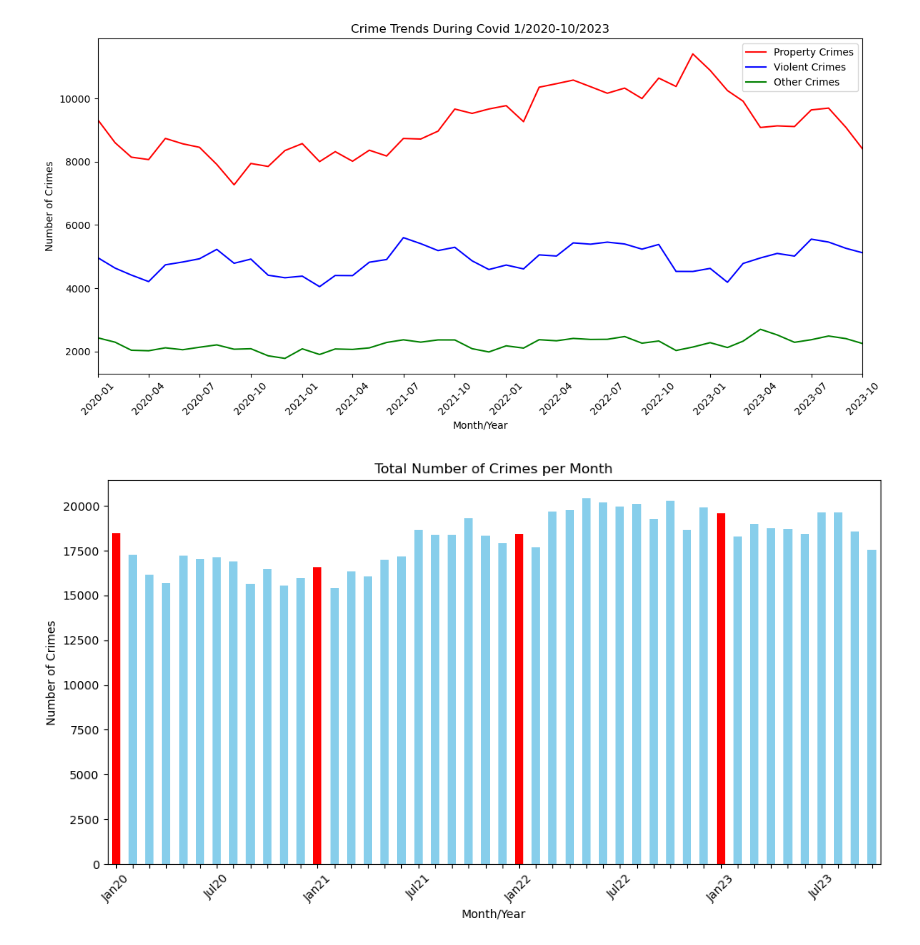
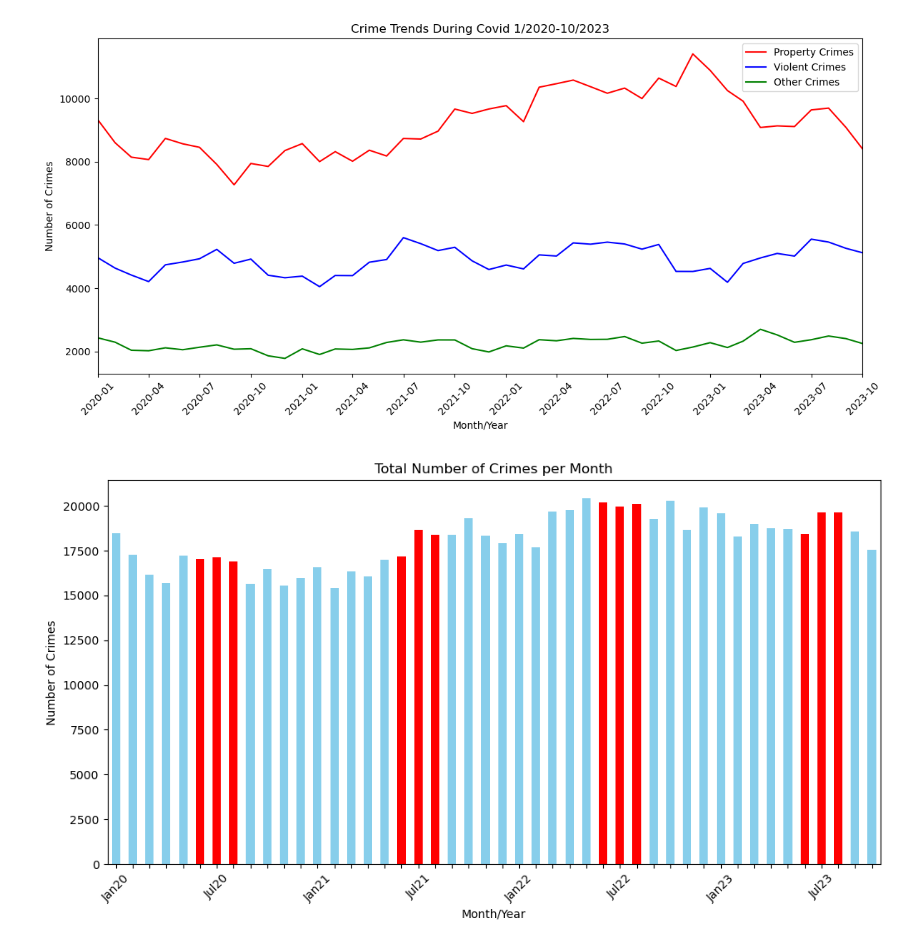
Before and after one commit to eshih22/la_crime_group_project, a Jupyter notebook: LA_crime_data.ipynb, the cells around one changed output. Cells and saved outputs as stored; diff of their text form; code cells hidden in the pictures.

```diff
--- a/LA_crime_data.ipynb
+++ b/LA_crime_data.ipynb
@@ -1491,21 +1491,17 @@ plt.show()
 # %% [output]
 [figure]
 # %%
-# Calculate total number of crimes per month
-crime_counts_by_month = filtered_data_df.groupby('Month/Year').size()
-
-# Visualize the data
 plt.figure(figsize=(12, 6))
-ax = crime_counts_by_month.plot(kind='bar', color=['red' if idx.month == 1 else 'skyblue' for idx in crime_counts_by_month.index])
+ax = crime_counts_by_month.plot(kind='bar', color=['red' if idx.month in [6, 7, 8] else 'skyblue' for idx in crime_counts_by_month.index])
 plt.title('Total Number of Crimes per Month')
 plt.xlabel('Month/Year')
 plt.ylabel('Number of Crimes')
 plt.xticks(rotation=45)
-# plt.grid(axis='y', linestyle='--', alpha=0.6)
 
 # Modify x-axis labels
 labels = [date.strftime('%b%y') if date.month in [1, 7] else '' for date in crime_counts_by_month.index]
 ax.set_xticklabels(labels)
+
 plt.show()
 # %% [output]
-[figure, old version]
+[figure, new version]
```
Also changed, not shown: parts of 46 cells of this notebook, 4 other files.
